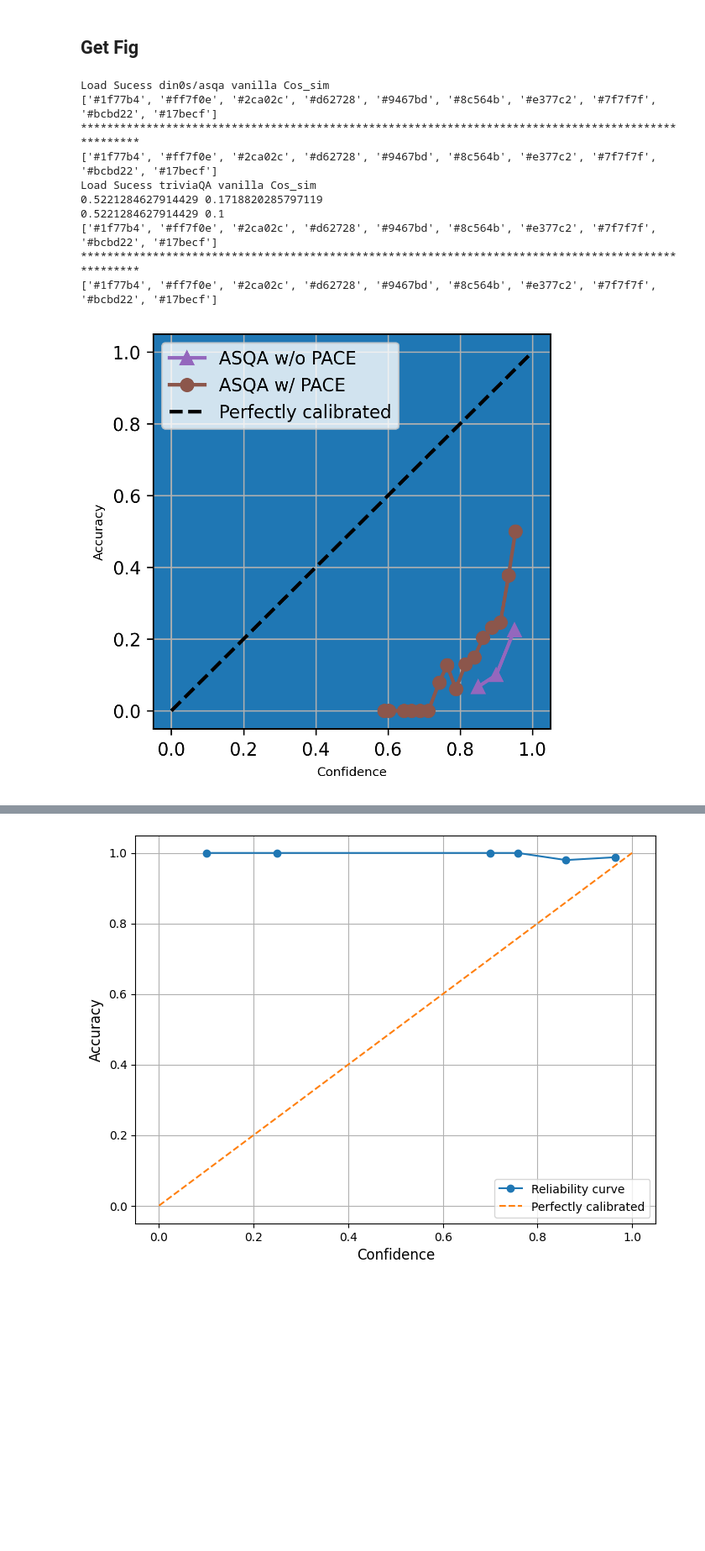
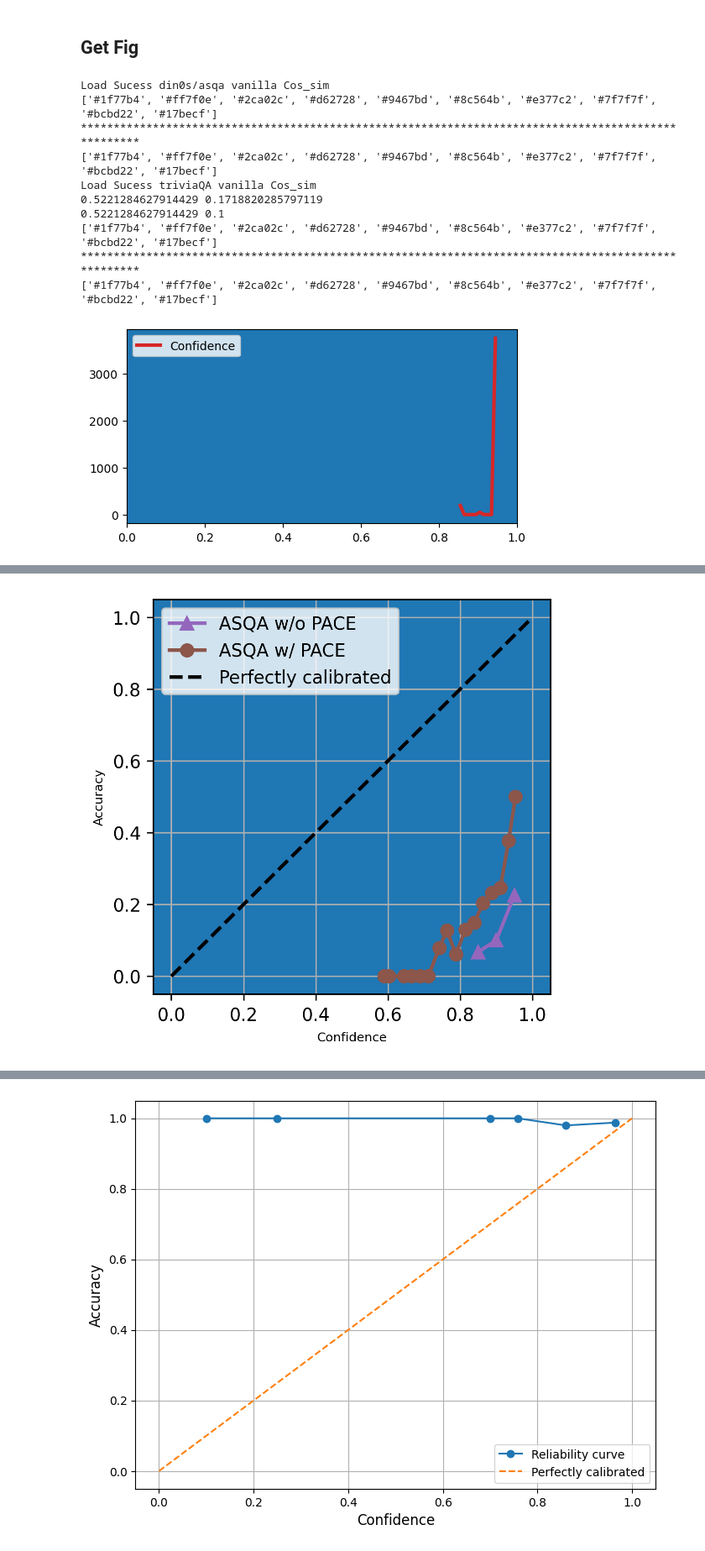
Before and after one commit to Qmaoboy/Confidence-is-all-you-need, a Jupyter notebook: pre_experiment.ipynb, the cells around one changed output, grey strips where cells are left out. Shown at 84% size. Saved outputs shown, nothing was run; the diff lists cells and outputs as text; code cells hidden in the pictures; blank space fills up the shorter version.

```diff
--- a/pre_experiment.ipynb
+++ b/pre_experiment.ipynb
@@ -532,6 +613,7 @@ def Load_data(datapath):
     acc=[i['Accuracy'] for i in data]
     assert len(simi)==len(conf)
     return [conf,mean_simi,acc]
+
 
 # color=['lightblue','lightred',"lightgreen","yellow",'pink','lightbrown']
 def Get_histogram(datalist,dataset,title,stretagy):
@@ -700,39 +782,35 @@ def Update_Fig(activate_time,shuffle):
                     # conf_list,Final_conf_list,simi_list,acc_list=[],[],[],[]
                     if dd['dataset']==dataset and dd['sim_model']==sim and dd['Stratagy']==k and dd['acc_model']==acc_mapping[dataset] and api_model==dd['api_model']:
                         dataset_path=dataset.replace("/","_")
                         print(f"Load Sucess {dataset} {k} {sim}")
-                        # print(f"Accuracy {np.mean(np.array(dd['Accuracy']))}")
-                        # print(f"ECE {np.mean(np.array(dd['ece']))}")
-                        # print(f"AUROC {np.mean(np.array(dd['auroc']))}")
-                        # print(dd['Simi'])
 
                         acc,pace_conf=clean_data(dd['Accuracy'],dd['Pace_Conf'])
                         acc,conf=clean_data(dd['Accuracy'],dd['Conf'])
 
                         ### Show plot Figure
-                        # show_plot_graph(dd['Conf'],File_name=f"{activate_time}_{isshuffle_str}",stretagy=k,sim=f"{sim}",datafile_name=f"{dataset_path}_{isshuffle_str}_{sim}_{k}_Confidence",label=f"Confidence")
+                        show_plot_graph(dd['Conf'],File_name=f"{activate_time}_{isshuffle_str}",datafile_name=f"{dataset_path}_{isshuffle_str}_{sim}_{k}_Confidence",label=f"Confidence")
 
-                        # show_plot_graph(dd['Simi'],File_name=f"{activate_time}_{isshuffle_str}",stretagy=k,sim=f"{sim}",datafile_name=f"{dataset_path}_{isshuffle_str}_{sim}_{k}_Similarity",label=f"Similarity")
+                        show_plot_graph(dd['Simi'],File_name=f"{activate_time}_{isshuffle_str}",datafile_name=f"{dataset_path}_{isshuffle_str}_{sim}_{k}_Similarity",label=f"Similarity")
 
-                        # show_plot_graph(dd['Pace_Conf'],File_name=f"{activate_time}_{isshuffle_str}",stretagy=k,sim=f"{sim}",datafile_name=f"{dataset_path}_{isshuffle_str}_{sim}_{k}_PACE_Confidence",label=f"PACE Confidence")
+                        show_plot_graph(dd['Pace_Conf'],File_name=f"{activate_time}_{isshuffle_str}",datafile_name=f"{dataset_path}_{isshuffle_str}_{sim}_{k}_PACE_Confidence",label=f"PACE Confidence")
 
-                        # show_plot_graph(dd['Accuracy'],File_name=f"{activate_time}_{isshuffle_str}",stretagy=k,sim=f"{sim}",datafile_name=f"{dataset_path}_{isshuffle_str}_{sim}_{k}_Accuracy",label=f"Accuracy")
+                        show_plot_graph(dd['Accuracy'],File_name=f"{activate_time}_{isshuffle_str}",datafile_name=f"{dataset_path}_{isshuffle_str}_{sim}_{k}_Accuracy",label=f"Accuracy")
 
                         ### Show Accuracy and Confidence figure
                         calibration_curve_fucntion(acc,conf,acc,pace_conf,40,File_name=f"{activate_time}_{isshuffle_str}",datafile_name=f"{dataset_path}_calibration_curve",labely=f"{acc_mapping[dataset]}",labelx="Confidence",label_legend=f"{label_mapping[dataset]}",color_index=color_index)
                         print("*"*100)
                         calibration_curve_fucntion_single(acc,conf,acc,pace_conf,40,File_name=f"{activate_time}_{isshuffle_str}",datafile_name=f"{dataset_path}_calibration_curve",labely=f"{acc_mapping[dataset]}",labelx="Confidence",label_legend=f"{label_mapping[dataset]}",color_index=color_index)
 
 Update_Fig("20240601",False)
 # %% [output]
 Load Sucess din0s/asqa vanilla Cos_sim
 ['#1f77b4', '#ff7f0e', '#2ca02c', '#d62728', '#9467bd', '#8c564b', '#e377c2', '#7f7f7f', '#bcbd22', '#17becf']
 ****************************************************************************************************
 ['#1f77b4', '#ff7f0e', '#2ca02c', '#d62728', '#9467bd', '#8c564b', '#e377c2', '#7f7f7f', '#bcbd22', '#17becf']
 Load Sucess triviaQA vanilla Cos_sim
 0.5221284627914429 0.1718820285797119
 0.5221284627914429 0.1
 ['#1f77b4', '#ff7f0e', '#2ca02c', '#d62728', '#9467bd', '#8c564b', '#e377c2', '#7f7f7f', '#bcbd22', '#17becf']
 ****************************************************************************************************
 ['#1f77b4', '#ff7f0e', '#2ca02c', '#d62728', '#9467bd', '#8c564b', '#e377c2', '#7f7f7f', '#bcbd22', '#17becf']
-[figure, old version]
+[figure, new version]
@@ -741,0 +820 @@ Load Sucess triviaQA vanilla Cos_sim
+[figure, added]
```
Also changed, not shown: parts of 4 cells of this notebook, 5 other files.
